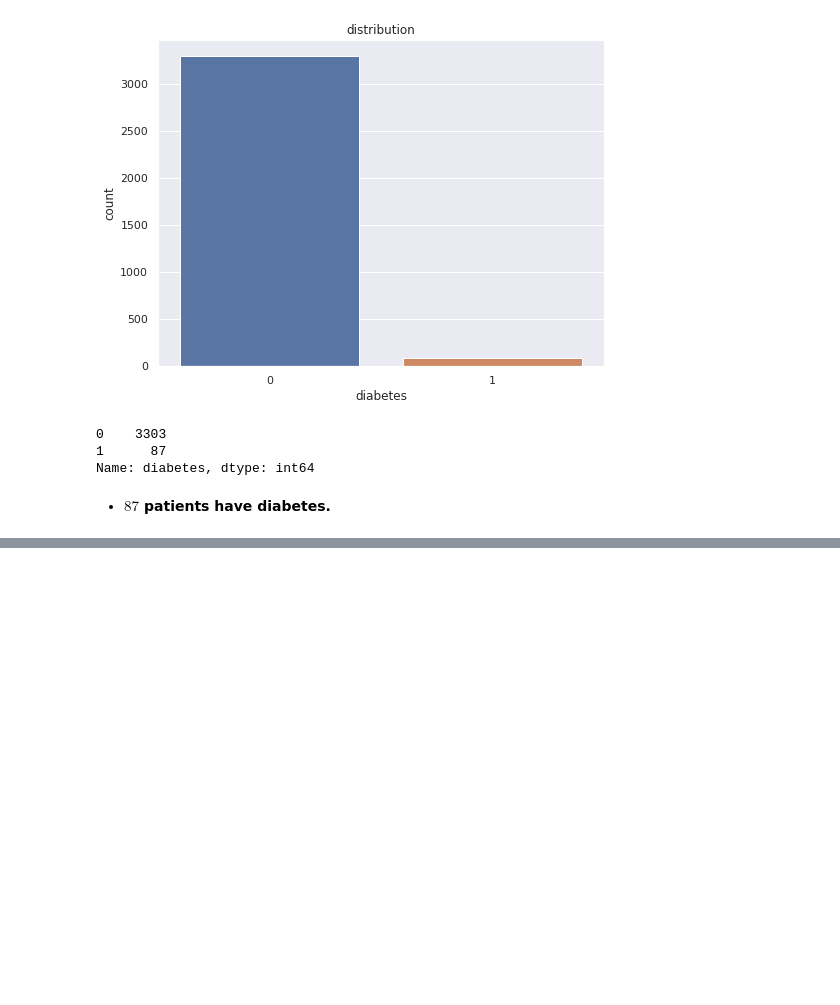
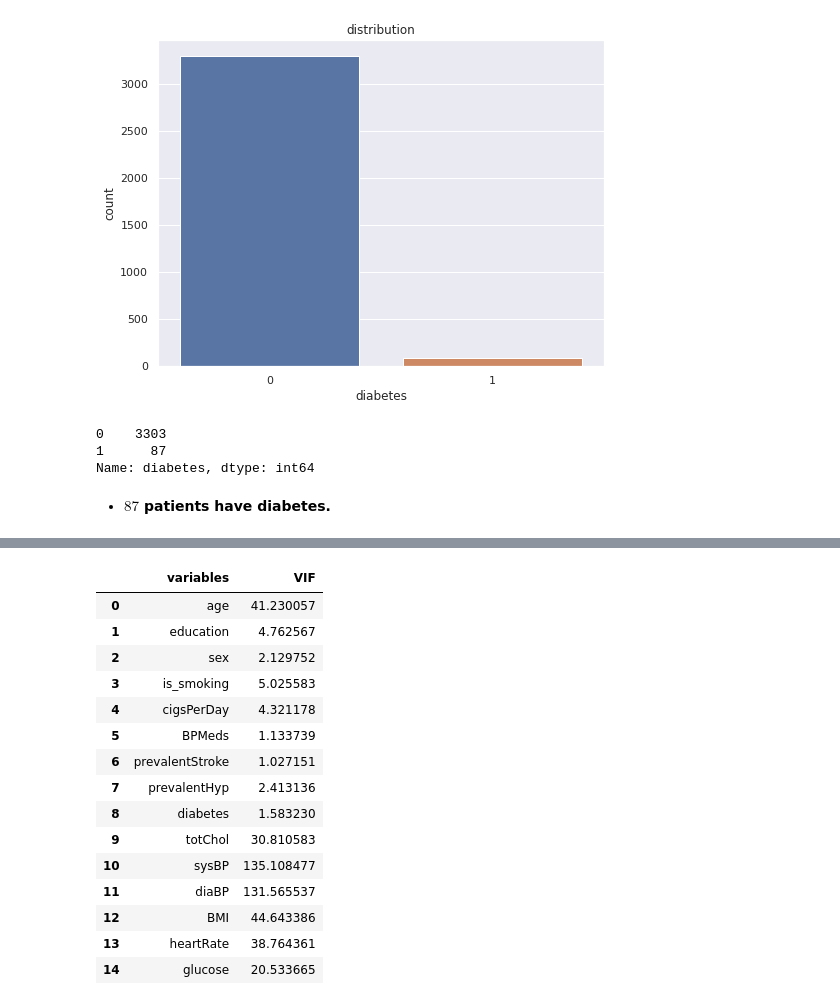
Before and after one commit to vir097/Cardiovascular-Risk-Prediction--Viral-Shewale, a Jupyter notebook: Cardiovascular_risk_prediction_Viral_Shewale.ipynb, the cells around one changed output, grey strips where cells are left out. Saved outputs shown, nothing was run; the diff lists cells and outputs as text; code cells hidden in the pictures; blank space fills up the shorter version.

```diff
--- a/Cardiovascular_risk_prediction_Viral_Shewale.ipynb
+++ b/Cardiovascular_risk_prediction_Viral_Shewale.ipynb
@@ -534,0 +548,30 @@ Name: diabetes, dtype: int64
+# %%
+#Multicollinearity
+from statsmodels.stats.outliers_influence import variance_inflation_factor
+def calc_vif(X):
+
+    # Calculating VIF
+    vif = pd.DataFrame()
+    vif["variables"] = X.columns
+    vif["VIF"] = [variance_inflation_factor(X.values, i) for i in range(X.shape[1])]
+
+    return(vif)
+# %%
+calc_vif(df[[i for i in df.describe().columns if i not in ['TenYearCHD']]])
+# %% [output]
+|  | variables | VIF |
+| 0 | age | 41.230057 |
+| 1 | education | 4.762567 |
+| 2 | sex | 2.129752 |
+| 3 | is_smoking | 5.025583 |
+| 4 | cigsPerDay | 4.321178 |
+| 5 | BPMeds | 1.133739 |
+| 6 | prevalentStroke | 1.027151 |
+| 7 | prevalentHyp | 2.413136 |
+| 8 | diabetes | 1.583230 |
+| 9 | totChol | 30.810583 |
+| 10 | sysBP | 135.108477 |
+| 11 | diaBP | 131.565537 |
+| 12 | BMI | 44.643386 |
+| 13 | heartRate | 38.764361 |
+| 14 | glucose | 20.533665 |
```
Also changed, not shown: parts of 17 cells of this notebook.
